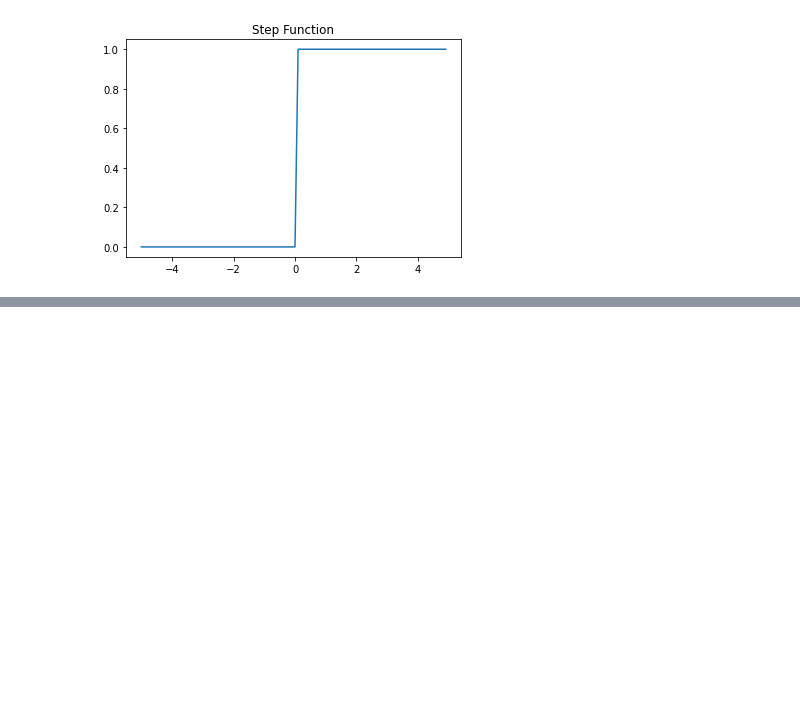
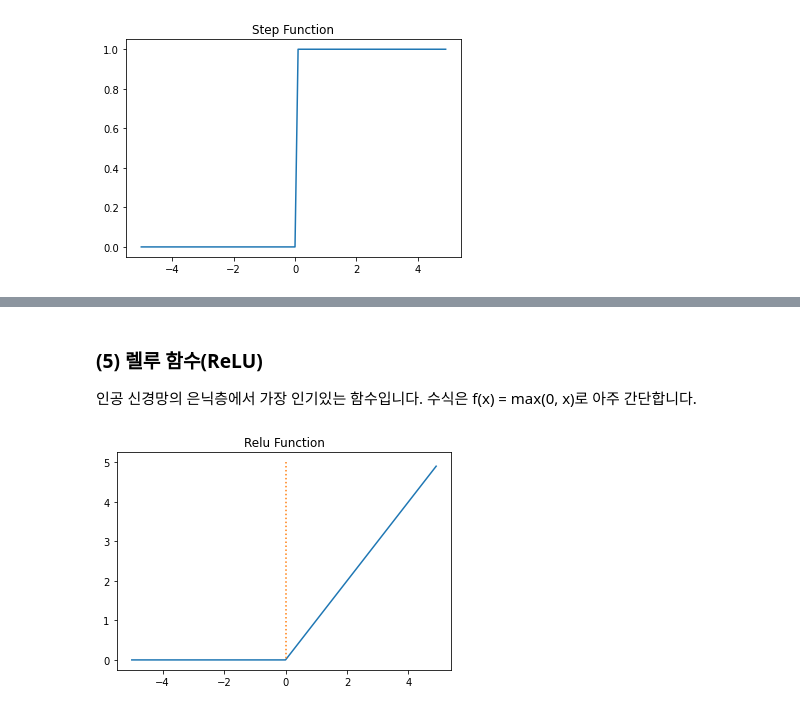
Before and after one commit to spacemaninSeoul/DLbasic, a Jupyter notebook: Deep_Learning_Introduction.ipynb, the cells around one changed output, grey strips where cells are left out. Saved outputs shown, nothing was run; the diff lists cells and outputs as text; code cells hidden in the pictures; blank space fills up the shorter version.

```diff
--- a/Deep_Learning_Introduction.ipynb
+++ b/Deep_Learning_Introduction.ipynb
@@ -227,0 +278,17 @@ Deprecated in NumPy 1.20; for more details and guidance: https://numpy.org/devdo
+# %% [markdown]
+### (5) 렐루 함수(ReLU)
+
+인공 신경망의 은닉층에서 가장 인기있는 함수입니다. 수식은 f(x) = max(0, x)로 아주 간단합니다.
+# %%
+def relu(x):
+  return np.maximum(0, x)
+
+x = np.arange(-5.0, 5.0, 0.1)
+y = relu(x)
+
+plt.plot(x, y)
+plt.plot([0, 0], [5.0, 0.0], ':')
+plt.title('Relu Function')
+plt.show()
+# %% [output]
+[figure, added]
```
Also changed, not shown: parts of 35 cells of this notebook.
